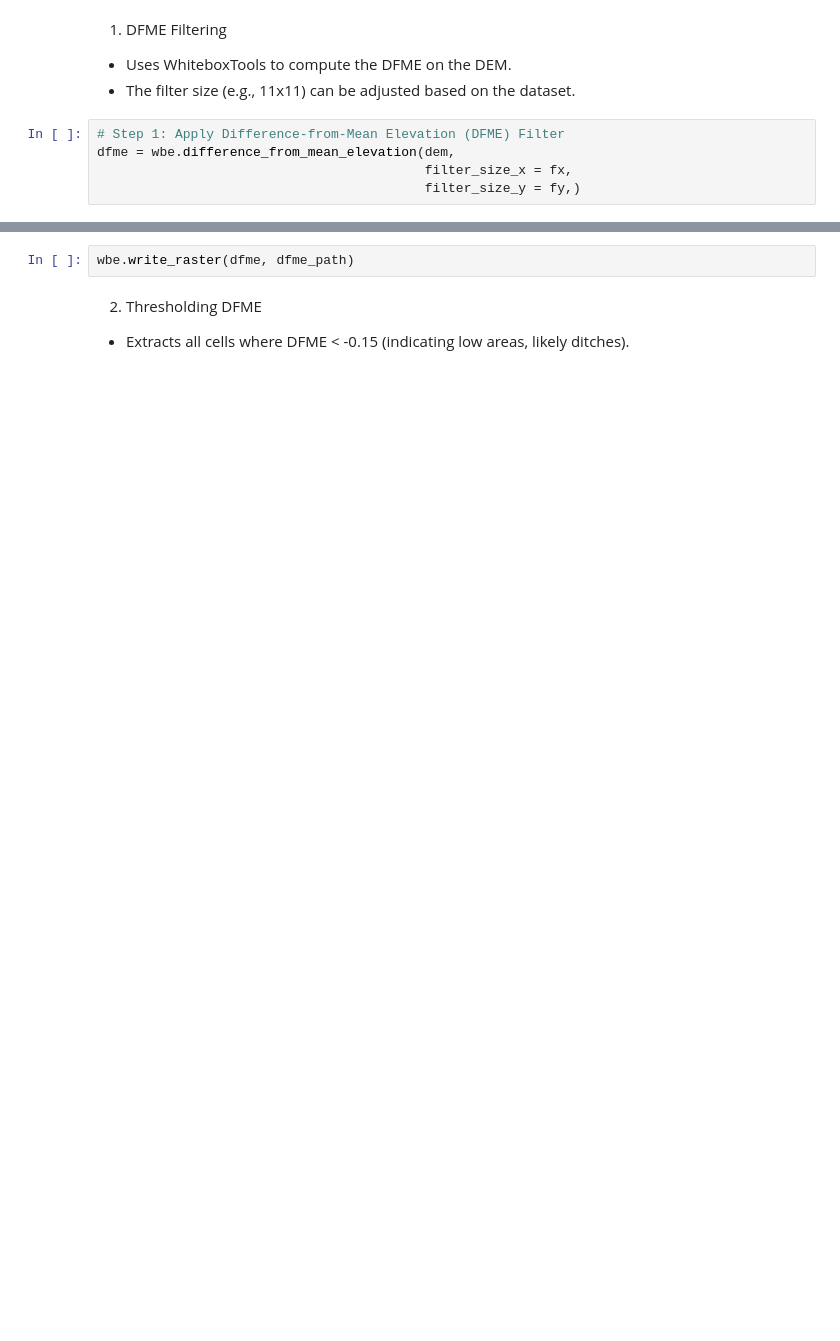
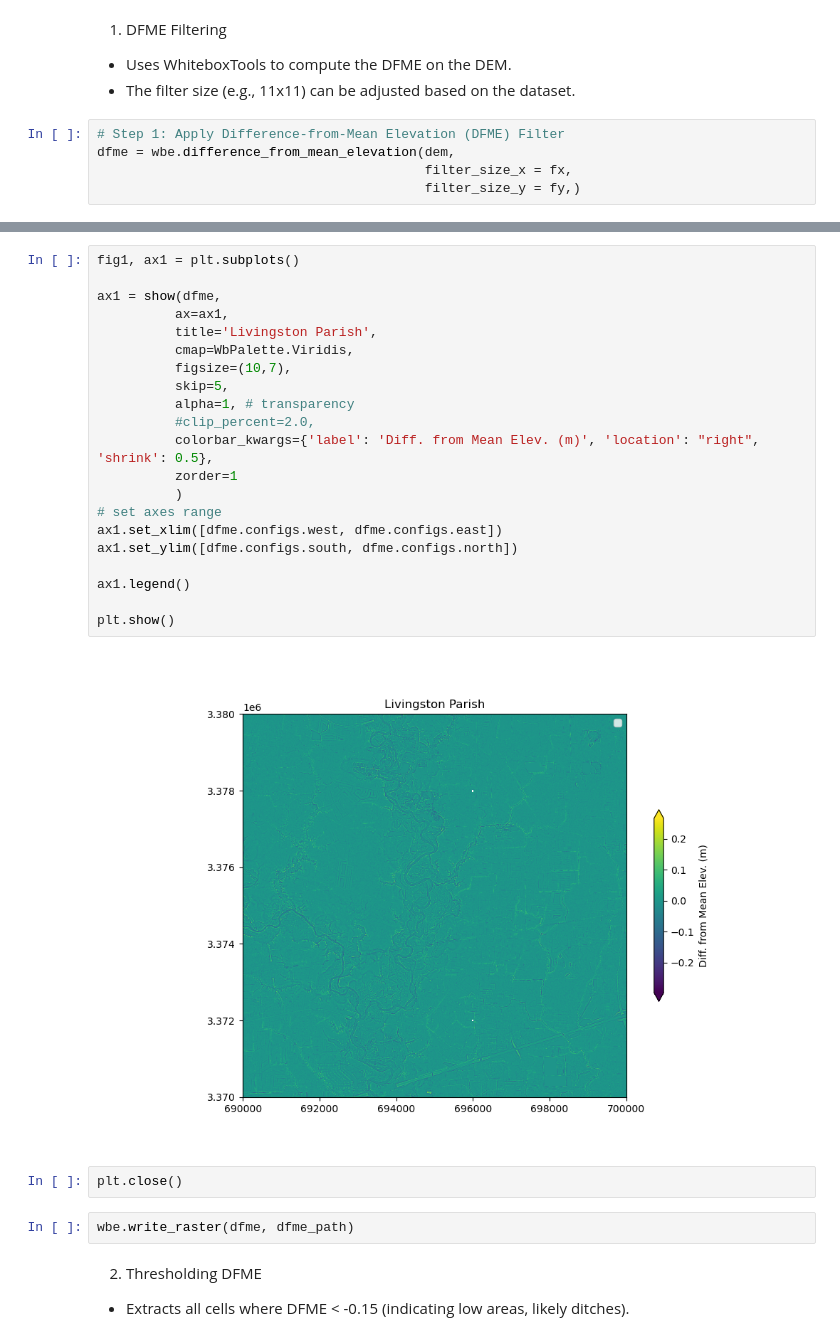
Before and after one commit to harrisbienn/whitebox, a Jupyter notebook: 02.2_wbw_extracting_roadside_ditches.ipynb, the cells around one changed output, grey strips where cells are left out. Cells and saved outputs as stored; diff of their text form; blank space fills up the shorter version.

```diff
--- a/02.2_wbw_extracting_roadside_ditches.ipynb
+++ b/02.2_wbw_extracting_roadside_ditches.ipynb
@@ -265,3 +326,28 @@ dfme = wbe.difference_from_mean_elevation(dem,
+# %%
+fig1, ax1 = plt.subplots()
+
+ax1 = show(dfme,
+          ax=ax1,
+          title='Livingston Parish',
+          cmap=WbPalette.Viridis,
+          figsize=(10,7),
+          skip=5,
+          alpha=1, # transparency
+          #clip_percent=2.0,
+          colorbar_kwargs={'label': 'Diff. from Mean Elev. (m)', 'location': "right", 'shrink': 0.5},
+          zorder=1
+          )
+# set axes range
+ax1.set_xlim([dfme.configs.west, dfme.configs.east])
+ax1.set_ylim([dfme.configs.south, dfme.configs.north])
+
+ax1.legend()
+
+plt.show()
+# %% [output]
+[figure, added]
+# %%
+plt.close()
 # %%
 wbe.write_raster(dfme, dfme_path)
 # %% [markdown]
```
Also changed, not shown: parts of 8 cells of this notebook.
